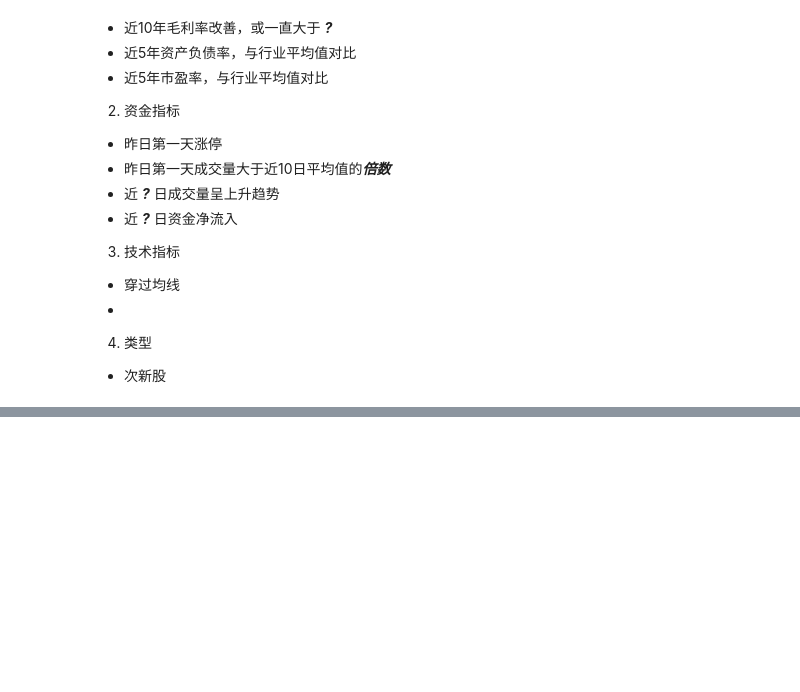
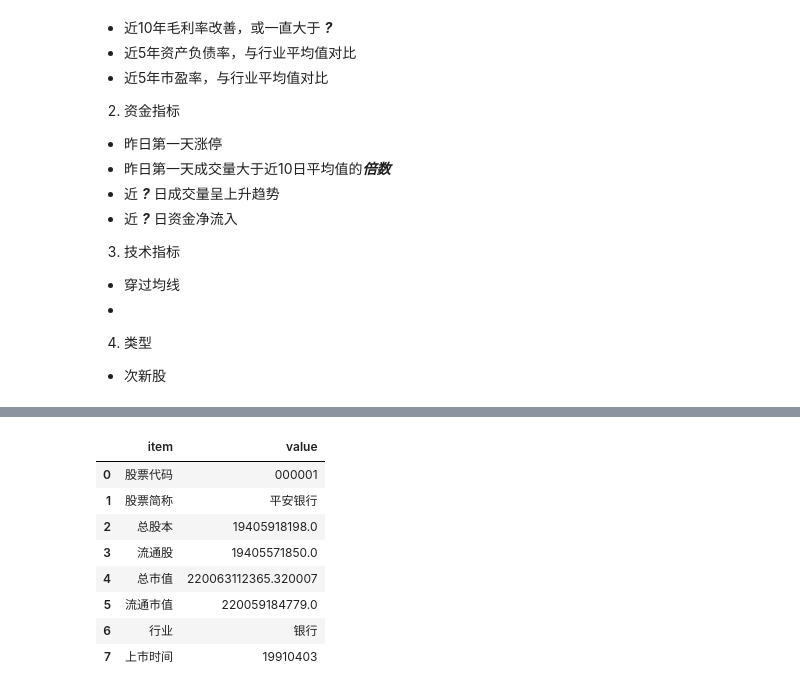
Before and after one commit to ddfightliu/codespaces-jupyter, a Jupyter notebook: notebooks/economy/stocks.ipynb, the cells around one changed output, grey strips where cells are left out. Saved outputs shown, nothing was run; the diff lists cells and outputs as text; code cells hidden in the pictures; blank space fills up the shorter version.

```diff
--- a/notebooks/economy/stocks.ipynb
+++ b/notebooks/economy/stocks.ipynb
@@ -152,0 +272,12 @@ kchart.plot_aks(symbol='000005',period='monthly').render_notebook()
+# %%
+ak.stock_individual_info_em('000001') # 股票基本信息
+# %% [output]
+|  | item | value |
+| 0 | 股票代码 | 000001 |
+| 1 | 股票简称 | 平安银行 |
+| 2 | 总股本 | 19405918198.0 |
+| 3 | 流通股 | 19405571850.0 |
+| 4 | 总市值 | 220063112365.320007 |
+| 5 | 流通市值 | 220059184779.0 |
+| 6 | 行业 | 银行 |
+| 7 | 上市时间 | 19910403 |
```
Also changed, not shown: parts of 16 cells of this notebook.
